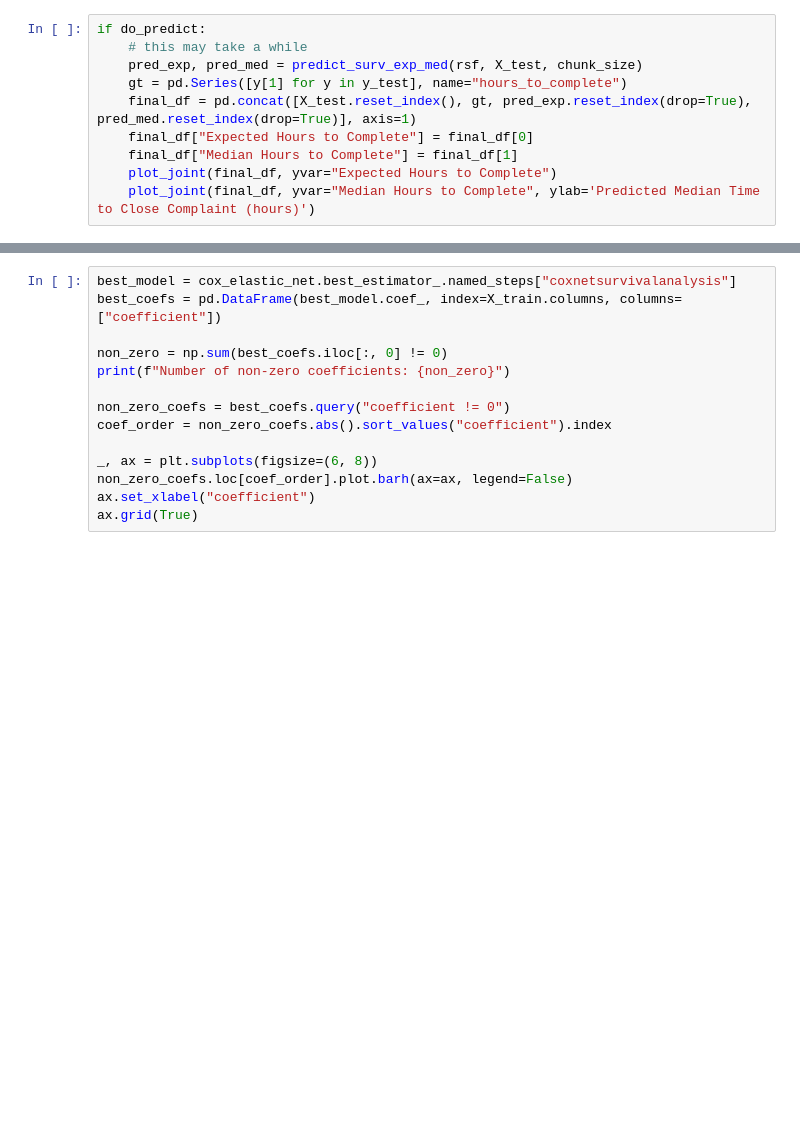
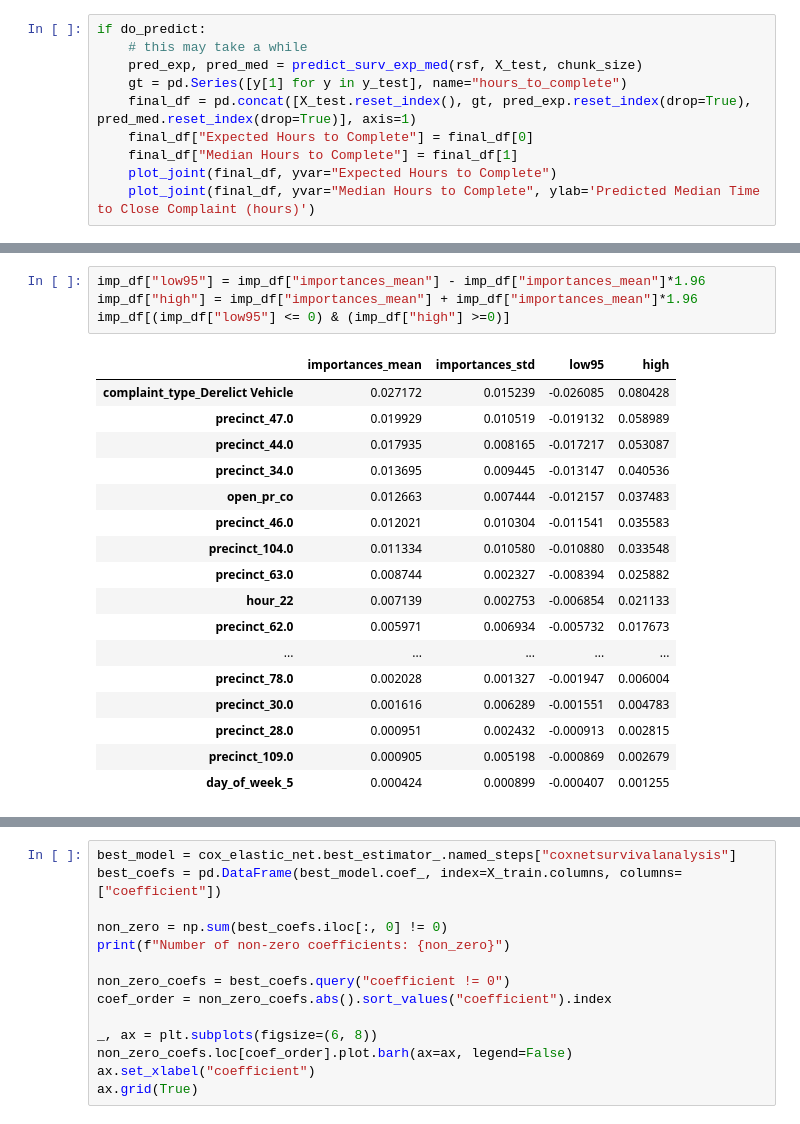
Before and after one commit to jamorr/Capstone, a Jupyter notebook: src/final.ipynb, the cells around one changed output, grey strips where cells are left out. Cells and saved outputs as stored; diff of their text form; blank space fills up the shorter version.

```diff
--- a/src/final.ipynb
+++ b/src/final.ipynb
@@ -296,3 +263,25 @@ Name: FELONY, dtype: float64
+# %%
+imp_df["low95"] = imp_df["importances_mean"] - imp_df["importances_mean"]*1.96
+imp_df["high"] = imp_df["importances_mean"] + imp_df["importances_mean"]*1.96
+imp_df[(imp_df["low95"] <= 0) & (imp_df["high"] >=0)]
+# %% [output]
+|  | importances_mean | importances_std | low95 | high |
+| complaint_type_Derelict Vehicle | 0.027172 | 0.015239 | -0.026085 | 0.080428 |
+| precinct_47.0 | 0.019929 | 0.010519 | -0.019132 | 0.058989 |
+| precinct_44.0 | 0.017935 | 0.008165 | -0.017217 | 0.053087 |
+| precinct_34.0 | 0.013695 | 0.009445 | -0.013147 | 0.040536 |
+| open_pr_co | 0.012663 | 0.007444 | -0.012157 | 0.037483 |
+| precinct_46.0 | 0.012021 | 0.010304 | -0.011541 | 0.035583 |
+| precinct_104.0 | 0.011334 | 0.010580 | -0.010880 | 0.033548 |
+| precinct_63.0 | 0.008744 | 0.002327 | -0.008394 | 0.025882 |
+| hour_22 | 0.007139 | 0.002753 | -0.006854 | 0.021133 |
+| precinct_62.0 | 0.005971 | 0.006934 | -0.005732 | 0.017673 |
+| ... | ... | ... | ... | ... |
+| precinct_78.0 | 0.002028 | 0.001327 | -0.001947 | 0.006004 |
+| precinct_30.0 | 0.001616 | 0.006289 | -0.001551 | 0.004783 |
+| precinct_28.0 | 0.000951 | 0.002432 | -0.000913 | 0.002815 |
+| precinct_109.0 | 0.000905 | 0.005198 | -0.000869 | 0.002679 |
+| day_of_week_5 | 0.000424 | 0.000899 | -0.000407 | 0.001255 |
 # %%
 cox_elastic_net = CoxnetSurvivalAnalysis(l1_ratio=0.9, alpha_min_ratio=0.01)
 cox_elastic_net.fit(X_train, y_train)
```
Also changed, not shown: parts of 20 cells of this notebook, 17 other files.
